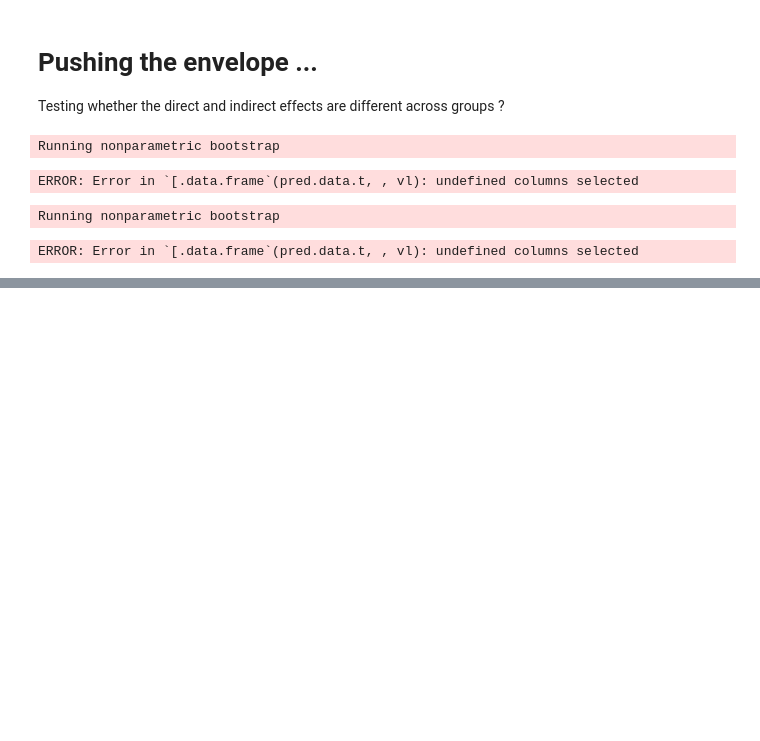
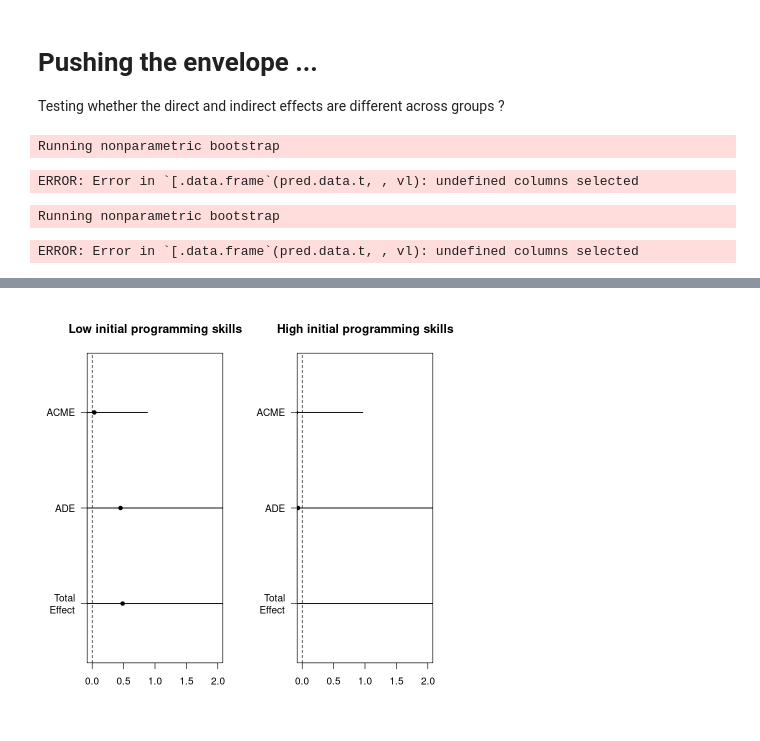
Before and after one commit to julijul-3/DigitalEducation, a Jupyter notebook: R/anova-mediation-2.ipynb, the cells around one changed output, grey strips where cells are left out. Cells and saved outputs as stored; diff of their text form; code cells hidden in the pictures; blank space fills up the shorter version.

Commit message:
prog results

```diff
--- a/R/anova-mediation-2.ipynb
+++ b/R/anova-mediation-2.ipynb
@@ -691,6 +668,6 @@ The analysis we conduct is similar to the one we did for `age.group` except that
 # %%
-model.a2 <- lm(nb_tests ~ condition + condition:self.regulation + self.regulation, data=df)
-model.c2.dash <- lm(learning ~ condition + self.regulation + condition:self.regulation + solutions + self.regulation, data=df)
+model.a2 <- lm(nb_tests ~ condition + condition:prog_score_y + prog_score_y, data=df)
+model.c2.dash <- lm(learning_gain ~ condition + prog_score_y + condition:prog_score_y + nb_tests + prog_score_y, data=df)
 # %%
 results.self.regulation <- mediate(model.a2, model.c2.dash,
                                    treat='condition',
@@ -704,6 +695,6 @@ ERROR: Error in eval(expr, envir, enclos): object 'model.c2.dash' not found
 # %%
-results.hi.self.regulation <- mediate(model.a2, model.c2.dash, treat='condition', mediator='solutions',
+results.hi.self.regulation <- mediate(model.a2, model.c2.dash, treat='condition', mediator='nb_tests',
                                       boot=TRUE,sims=500, control.value = "IPS", treat.value = "PSI",
-                   covariates = list(self.regulation=quantile(df$self.regulation, .75)))
+                   covariates = list(prog_score_y=quantile(df$prog_score_y, .75)))
 
 summary(results.hi.self.regulation)
@@ -710,6 +735,6 @@ summary(results.hi.self.regulation)
 # %%
-results.lo.self.regulation <- mediate(model.a2, model.c2.dash, treat='condition', mediator='solutions',
+results.lo.self.regulation <- mediate(model.a2, model.c2.dash, treat='condition', mediator='nb_tests',
                                       boot=TRUE,sims=500, control.value = "IPS", treat.value = "PSI",
-                   covariates = list(self.regulation=quantile(df$self.regulation, .25)))
+                   covariates = list(prog_score_y=quantile(df$prog_score_y, .25)))
 
 summary(results.lo.self.regulation)
@@ -716,7 +775,9 @@ summary(results.lo.self.regulation)
 # %%
 par(mfrow=c(1,2))
-plot(results.lo.self.regulation, main="Low self-regulation", xlim=c(0,2))
-plot(results.hi.self.regulation, main="High self-regulation", xlim=c(0,2))
+plot(results.lo.self.regulation, main="Low initial programming skills", xlim=c(0,2))
+plot(results.hi.self.regulation, main="High initial programming skills", xlim=c(0,2))
 par(mfrow=c(1,1))
+# %% [output]
+[figure, added]
 # %%
 test.modmed(results.self.regulation,
```
Also changed, not shown: parts of 24 cells of this notebook.
